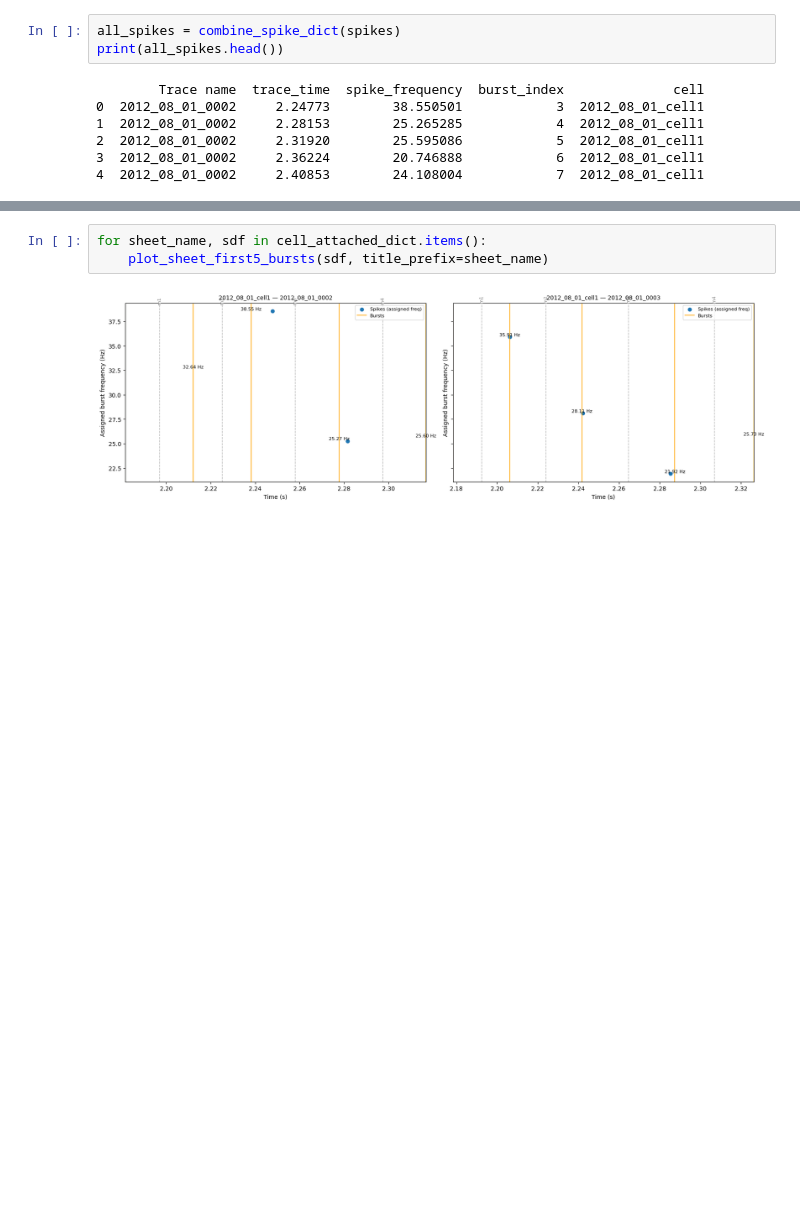
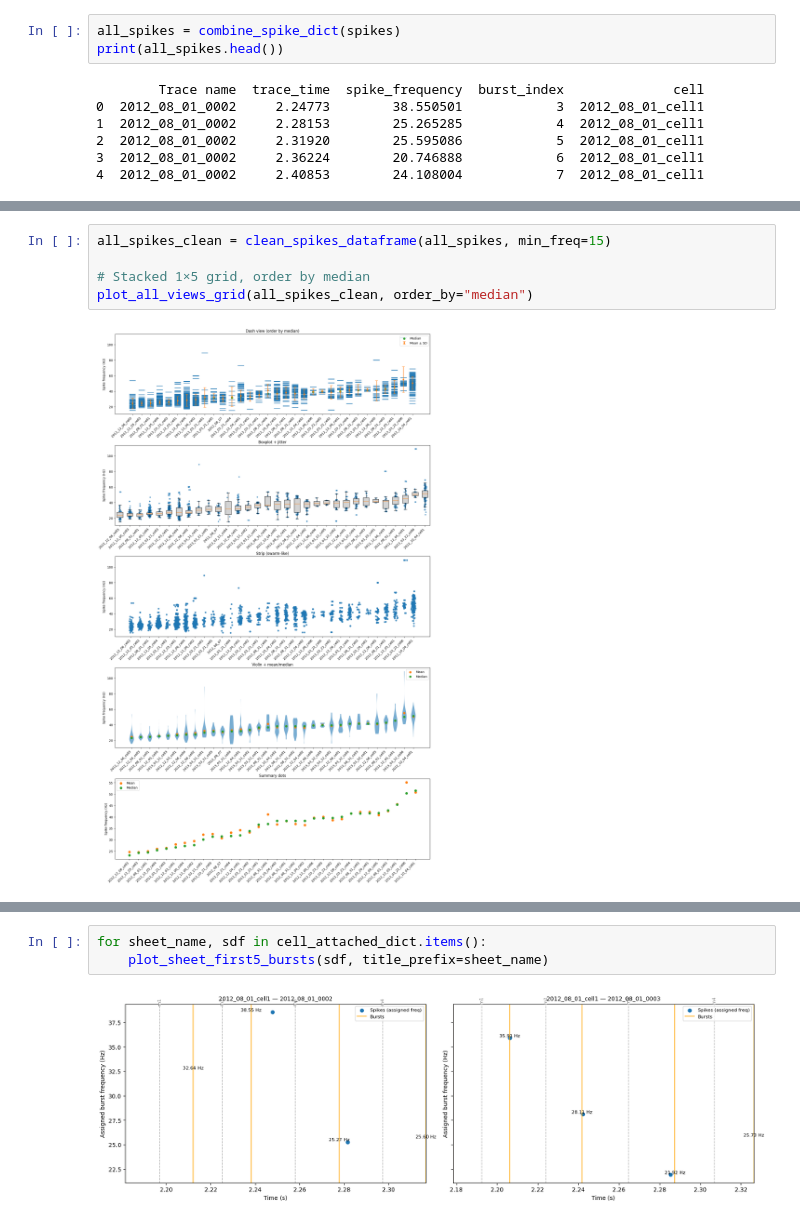
Before and after one commit to haleycab/murray-neuroscience-lab, a Jupyter notebook: Cleaned, updated files from Spring/cellattachedspikes.ipynb, the cells around one changed output, grey strips where cells are left out. Saved outputs shown, nothing was run; the diff lists cells and outputs as text; blank space fills up the shorter version.

```diff
--- a/Cleaned, updated files from Spring/cellattachedspikes.ipynb
+++ b/Cleaned, updated files from Spring/cellattachedspikes.ipynb
@@ -365,0 +233,7 @@ plot_all_views(all_spikes)
+# %%
+all_spikes_clean = clean_spikes_dataframe(all_spikes, min_freq=15)
+
+# Stacked 1×5 grid, order by median
+plot_all_views_grid(all_spikes_clean, order_by="median")
+# %% [output]
+[figure, added]
```
Also changed, not shown: parts of 7 cells of this notebook, 1 other file.
